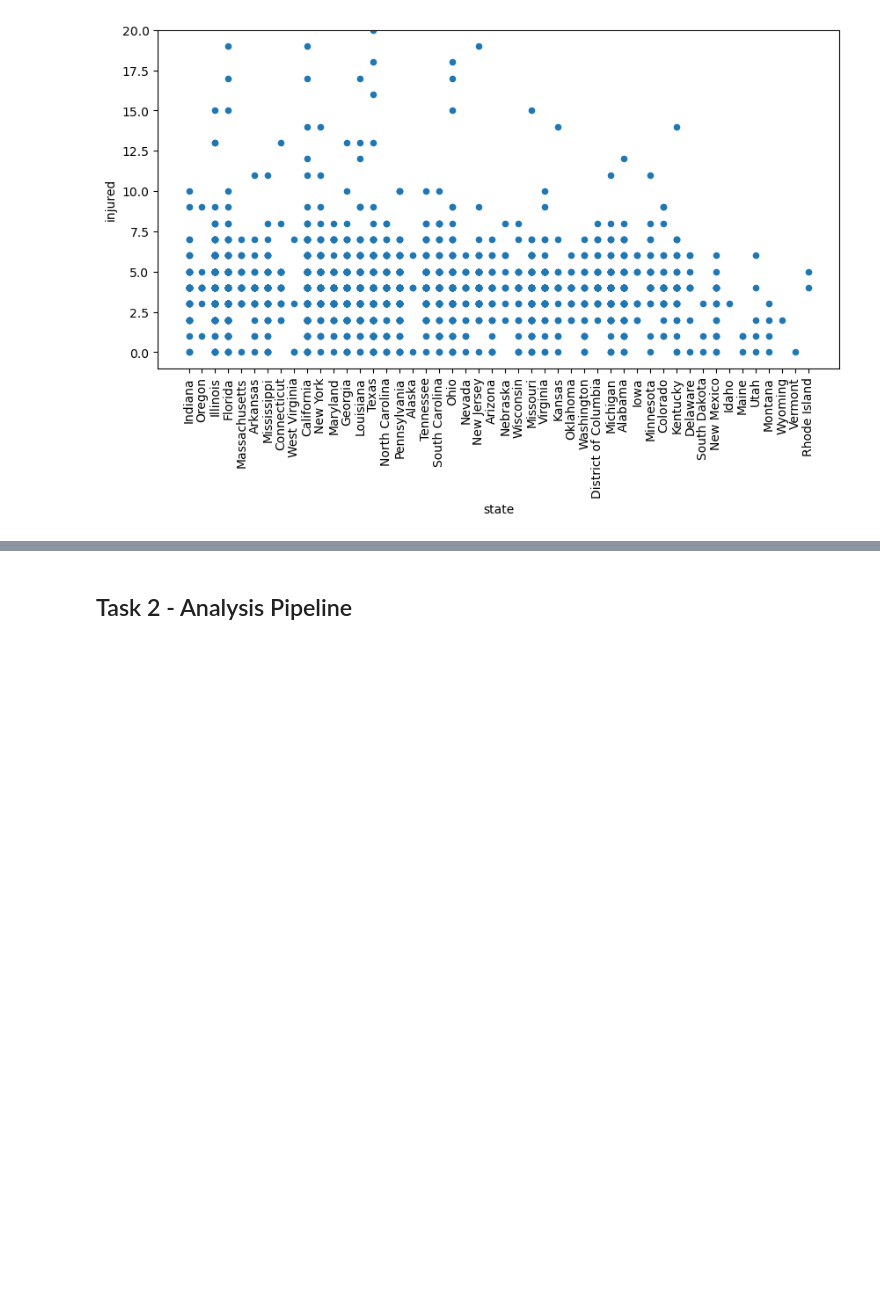
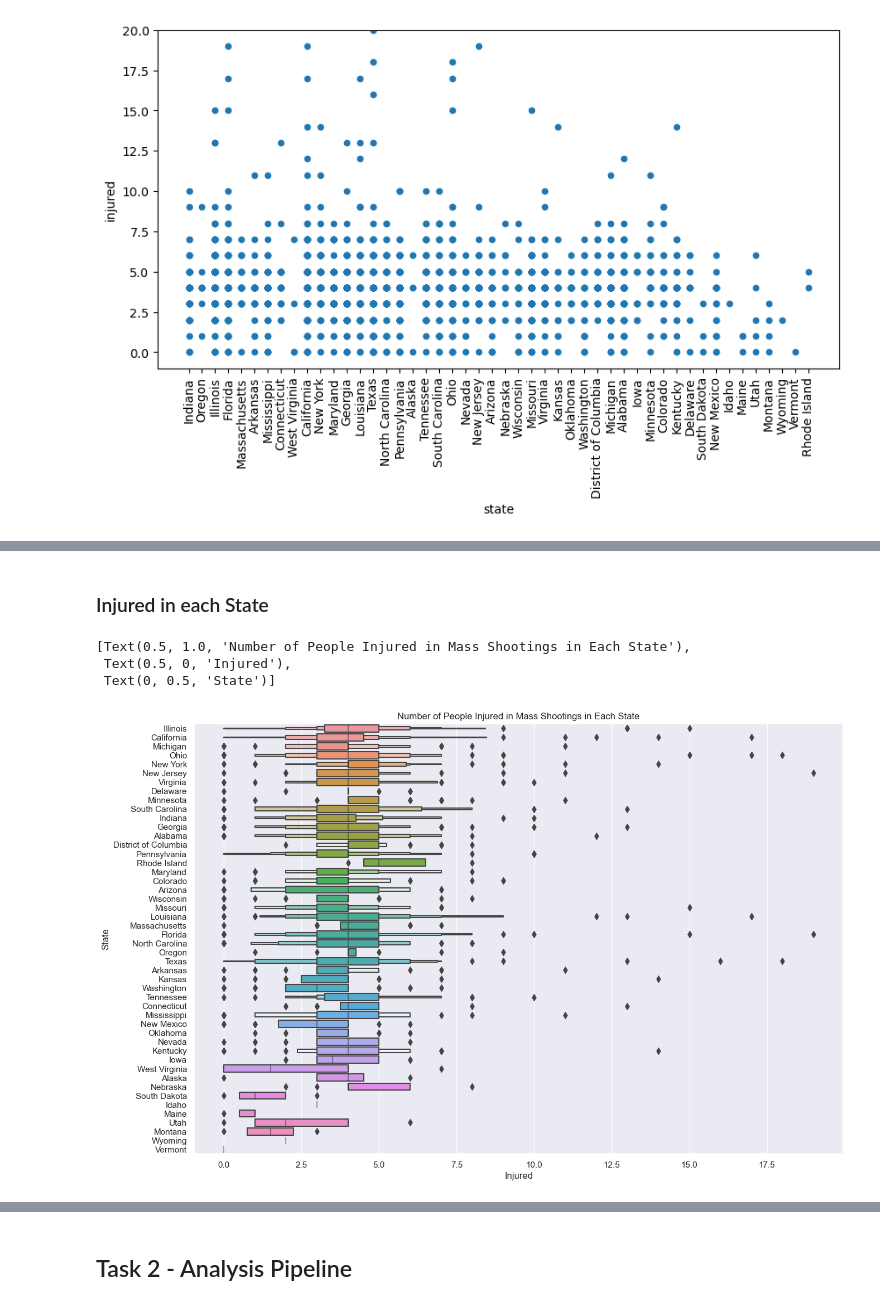
Before and after one commit to ubco-W2022T1-cosc301/project-group39, a Jupyter notebook: notebooks/analysis2.ipynb, the cells around one changed output, grey strips where cells are left out. Saved outputs shown, nothing was run; the diff lists cells and outputs as text; code cells hidden in the pictures; blank space fills up the shorter version.

```diff
--- a/notebooks/analysis2.ipynb
+++ b/notebooks/analysis2.ipynb
@@ -152,0 +163,10 @@ plt.ylim(-1, 20)
+# %% [markdown]
+### Injured in each State
+# %%
+df_cleaned_iplot = sns.boxenplot(data=df_cleaned, y='state', x='injured')
+df_cleaned_iplot.set(title='Number of People Injured in Mass Shootings in Each State', xlabel='Injured', ylabel='State')
+# %% [output]
+[Text(0.5, 1.0, 'Number of People Injured in Mass Shootings in Each State'),
+ Text(0.5, 0, 'Injured'),
+ Text(0, 0.5, 'State')]
+[figure, added]
```
Also changed, not shown: parts of 15 cells of this notebook.
